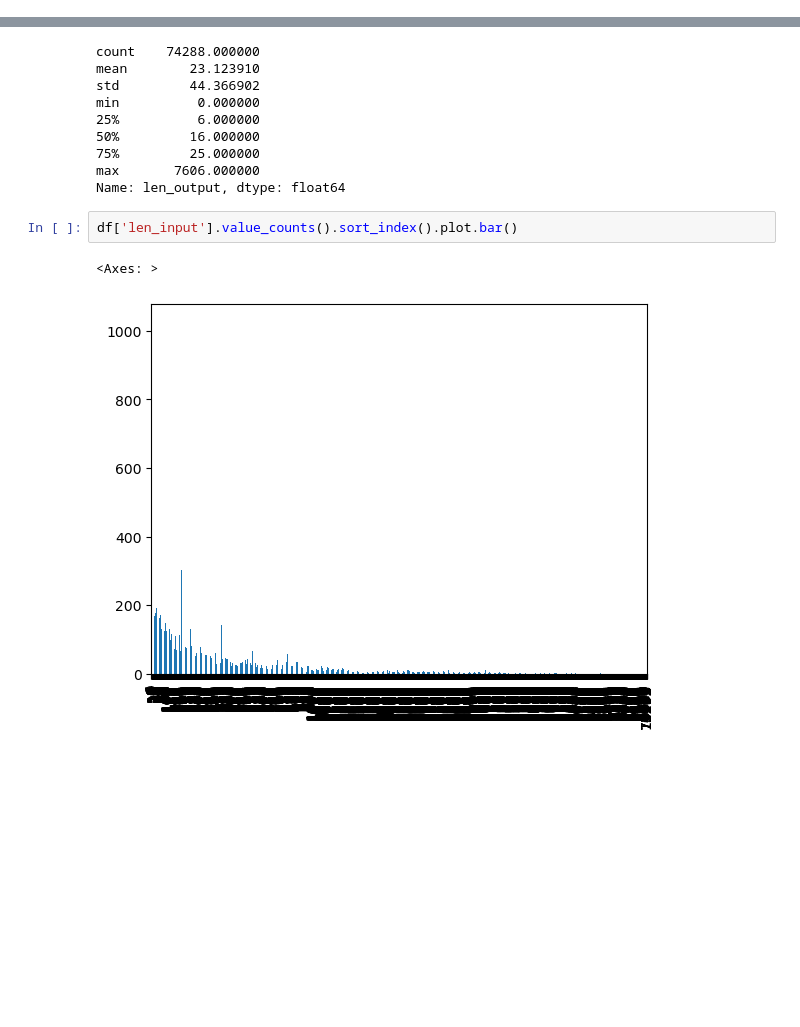
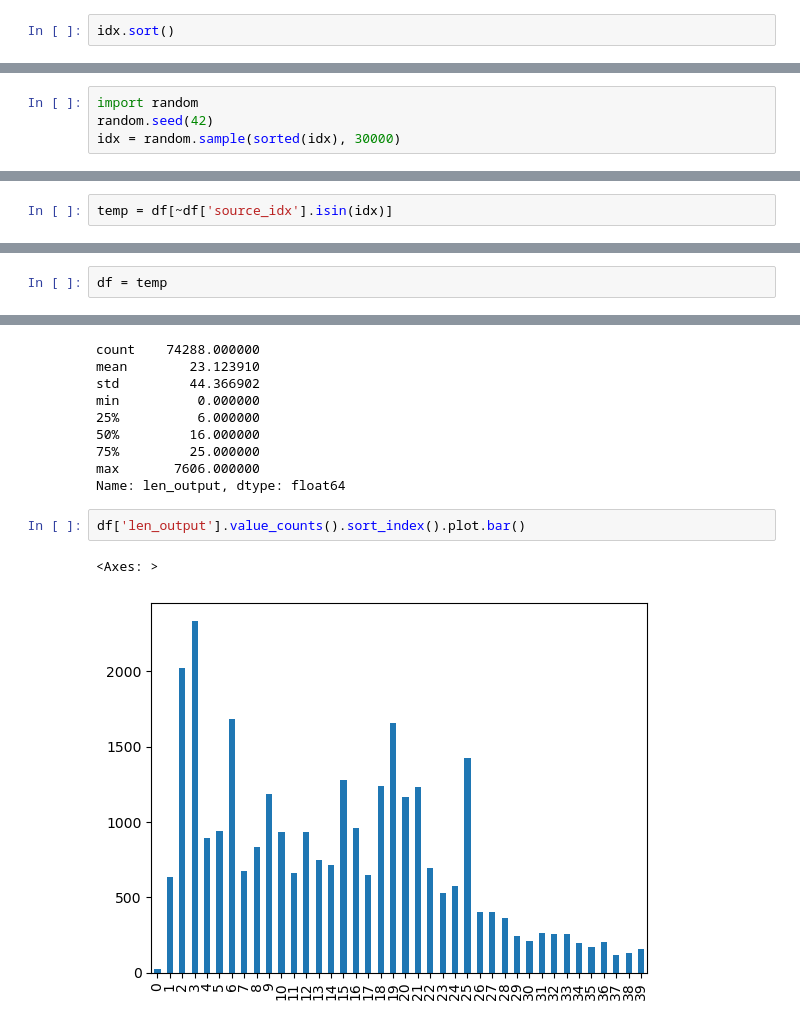
Before and after one commit to zhaospei/HinnyCoder, a Jupyter notebook: create_data.ipynb, the cells around one changed output, grey strips where cells are left out. Drawn from its saved outputs; the diff is of its cells as text; blank space fills up the shorter version.

```diff
--- a/create_data.ipynb
+++ b/create_data.ipynb
@@ -527,0 +543,2 @@ df['len_output'].value_counts().sort_index().plot.bar()
+# %%
+idx.sort()
@@ -527,0 +565,4 @@ df['len_output'].value_counts().sort_index().plot.bar()
+# %%
+import random
+random.seed(42)
+idx = random.sample(sorted(idx), 30000)
@@ -527,0 +589,2 @@ df['len_output'].value_counts().sort_index().plot.bar()
+# %%
+temp = df[~df['source_idx'].isin(idx)]
@@ -528,3 +610,5 @@ df['len_output'].value_counts().sort_index().plot.bar()
+# %%
+df = temp
 # %%
 train_percent = 0.8
 train_index = sorted(set(df['source_idx'].sample(int(df['source_idx'].nunique() * train_percent), random_state=42)))
@@ -591,7 +712,7 @@ min          0.000000
 max       7606.000000
 Name: len_output, dtype: float64
 # %%
-df['len_input'].value_counts().sort_index().plot.bar()
+df['len_output'].value_counts().sort_index().plot.bar()
 # %% [output]
 <Axes: >
-[figure, old version]
+[figure, new version]
```
Also changed, not shown: parts of 12 cells of this notebook, 1 other file.
